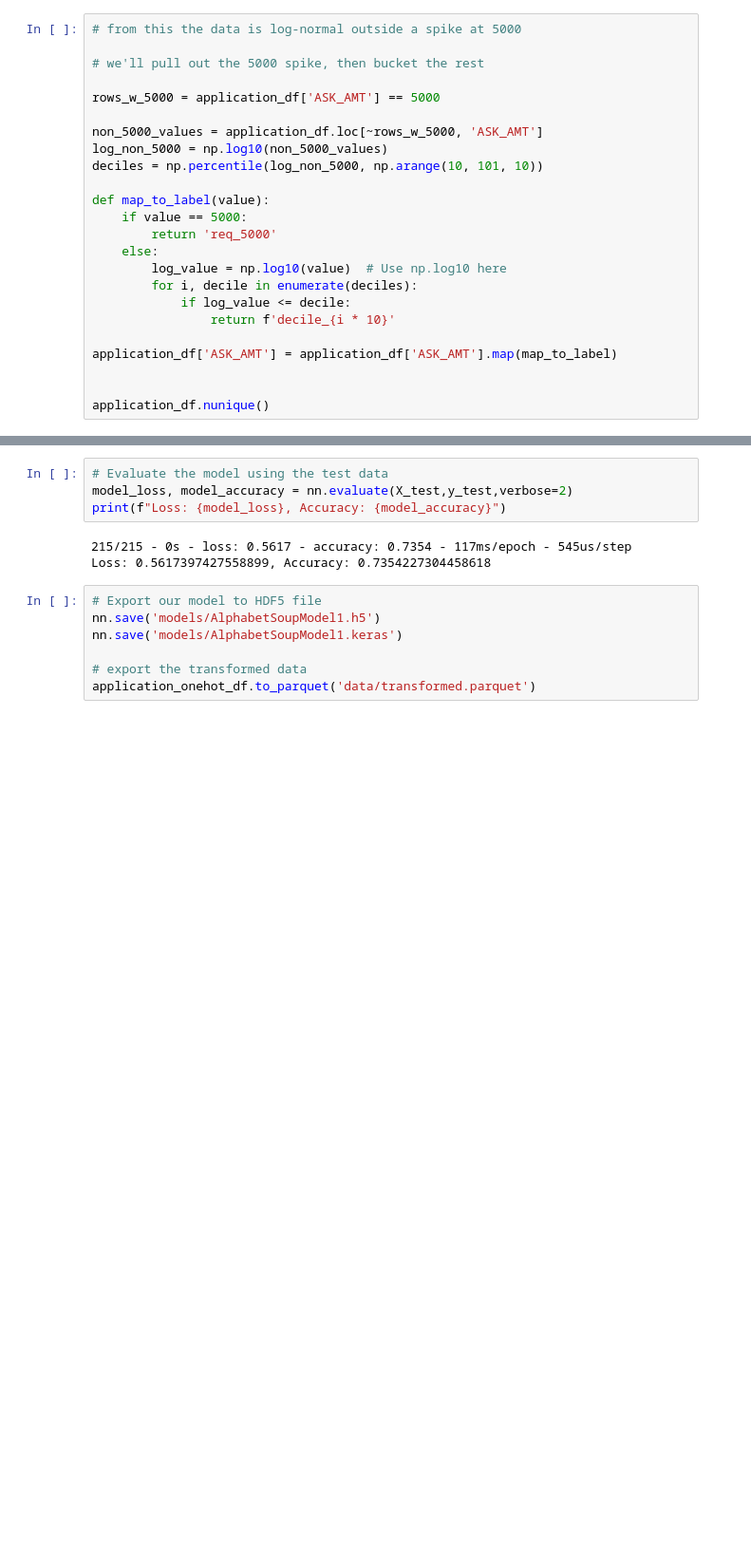
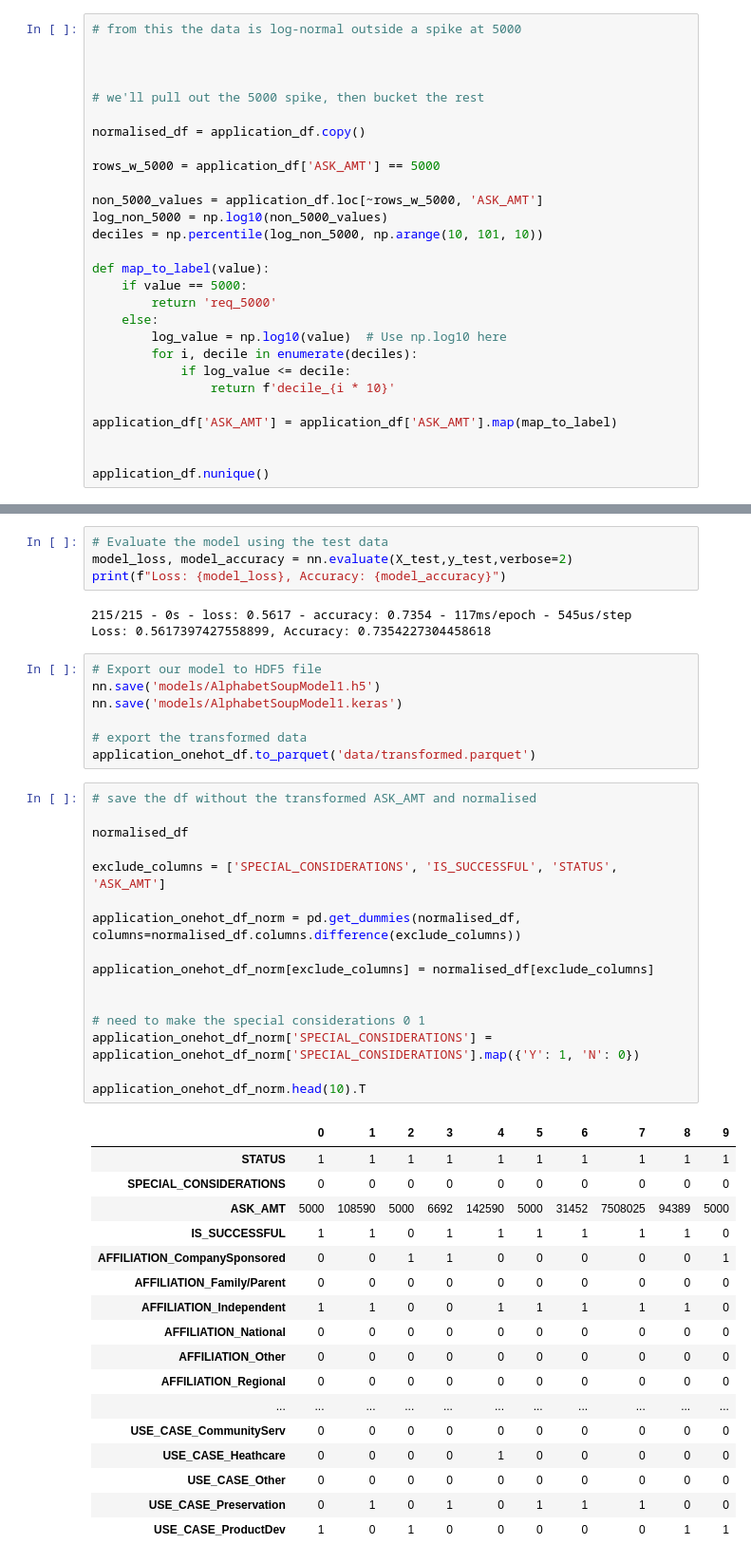
Before and after one commit to tpisel/deep-learning-challenge, a Jupyter notebook: AlphabetSoupCharity_Modelling.ipynb, the cells around one changed output, grey strips where cells are left out. Shown at 95% size. Drawn from its saved outputs; the diff is of its cells as text; blank space fills up the shorter version.

```diff
--- a/AlphabetSoupCharity_Modelling.ipynb
+++ b/AlphabetSoupCharity_Modelling.ipynb
@@ -179,7 +179,11 @@ np.log(application_df['ASK_AMT']).plot.kde()
 # %%
 # from this the data is log-normal outside a spike at 5000
 
+
+
 # we'll pull out the 5000 spike, then bucket the rest
+
+normalised_df = application_df.copy()
 
 rows_w_5000 = application_df['ASK_AMT'] == 5000
 
@@ -345,3 +349,37 @@ nn.save('models/AlphabetSoupModel1.keras')
 
 # export the transformed data
 application_onehot_df.to_parquet('data/transformed.parquet')
+# %%
+# save the df without the transformed ASK_AMT and normalised
+
+normalised_df
+
+exclude_columns = ['SPECIAL_CONSIDERATIONS', 'IS_SUCCESSFUL', 'STATUS', 'ASK_AMT']
+
+application_onehot_df_norm = pd.get_dummies(normalised_df, columns=normalised_df.columns.difference(exclude_columns))
+
+application_onehot_df_norm[exclude_columns] = normalised_df[exclude_columns]
+
+
+# need to make the special considerations 0 1
+application_onehot_df_norm['SPECIAL_CONSIDERATIONS'] = application_onehot_df_norm['SPECIAL_CONSIDERATIONS'].map({'Y': 1, 'N': 0})
+
+application_onehot_df_norm.head(10).T
+# %% [output]
+|  | 0 | 1 | 2 | 3 | 4 | 5 | 6 | 7 | 8 | 9 |
+| STATUS | 1 | 1 | 1 | 1 | 1 | 1 | 1 | 1 | 1 | 1 |
+| SPECIAL_CONSIDERATIONS | 0 | 0 | 0 | 0 | 0 | 0 | 0 | 0 | 0 | 0 |
+| ASK_AMT | 5000 | 108590 | 5000 | 6692 | 142590 | 5000 | 31452 | 7508025 | 94389 | 5000 |
+| IS_SUCCESSFUL | 1 | 1 | 0 | 1 | 1 | 1 | 1 | 1 | 1 | 0 |
+| AFFILIATION_CompanySponsored | 0 | 0 | 1 | 1 | 0 | 0 | 0 | 0 | 0 | 1 |
+| AFFILIATION_Family/Parent | 0 | 0 | 0 | 0 | 0 | 0 | 0 | 0 | 0 | 0 |
+| AFFILIATION_Independent | 1 | 1 | 0 | 0 | 1 | 1 | 1 | 1 | 1 | 0 |
+| AFFILIATION_National | 0 | 0 | 0 | 0 | 0 | 0 | 0 | 0 | 0 | 0 |
+| AFFILIATION_Other | 0 | 0 | 0 | 0 | 0 | 0 | 0 | 0 | 0 | 0 |
+| AFFILIATION_Regional | 0 | 0 | 0 | 0 | 0 | 0 | 0 | 0 | 0 | 0 |
+| ... | ... | ... | ... | ... | ... | ... | ... | ... | ... | ... |
+| USE_CASE_CommunityServ | 0 | 0 | 0 | 0 | 0 | 0 | 0 | 0 | 0 | 0 |
+| USE_CASE_Heathcare | 0 | 0 | 0 | 0 | 1 | 0 | 0 | 0 | 0 | 0 |
+| USE_CASE_Other | 0 | 0 | 0 | 0 | 0 | 0 | 0 | 0 | 0 | 0 |
+| USE_CASE_Preservation | 0 | 1 | 0 | 1 | 0 | 1 | 1 | 1 | 0 | 0 |
+| USE_CASE_ProductDev | 1 | 0 | 1 | 0 | 0 | 0 | 0 | 0 | 1 | 1 |
```
Also changed, not shown: parts of 1 cell of this notebook, 5 other files.
